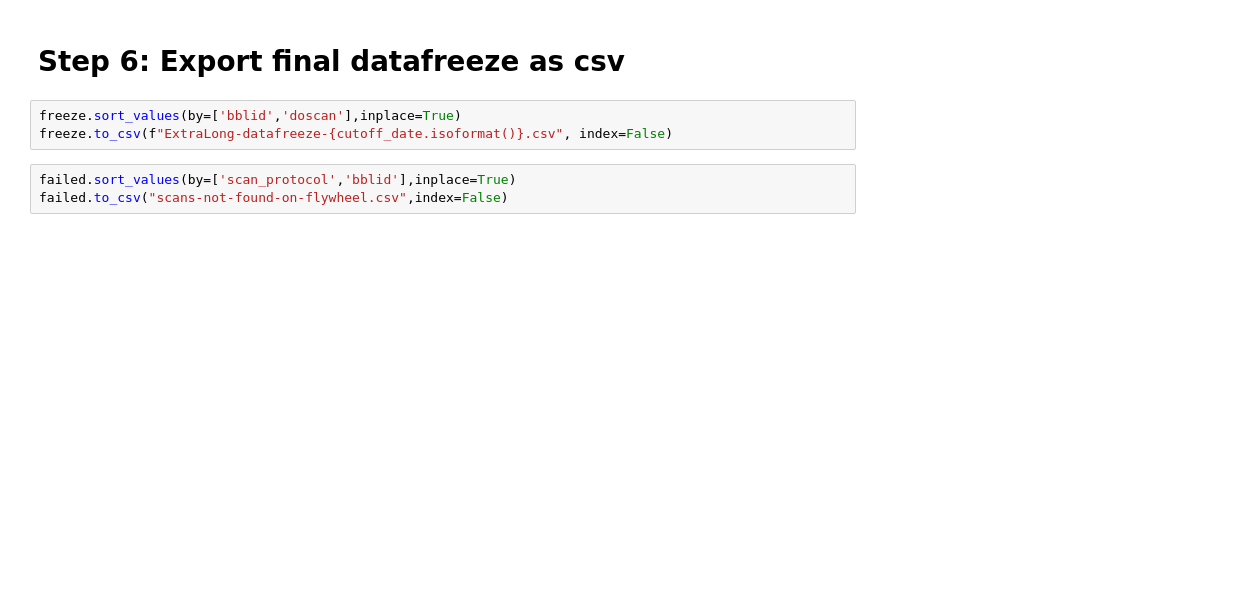
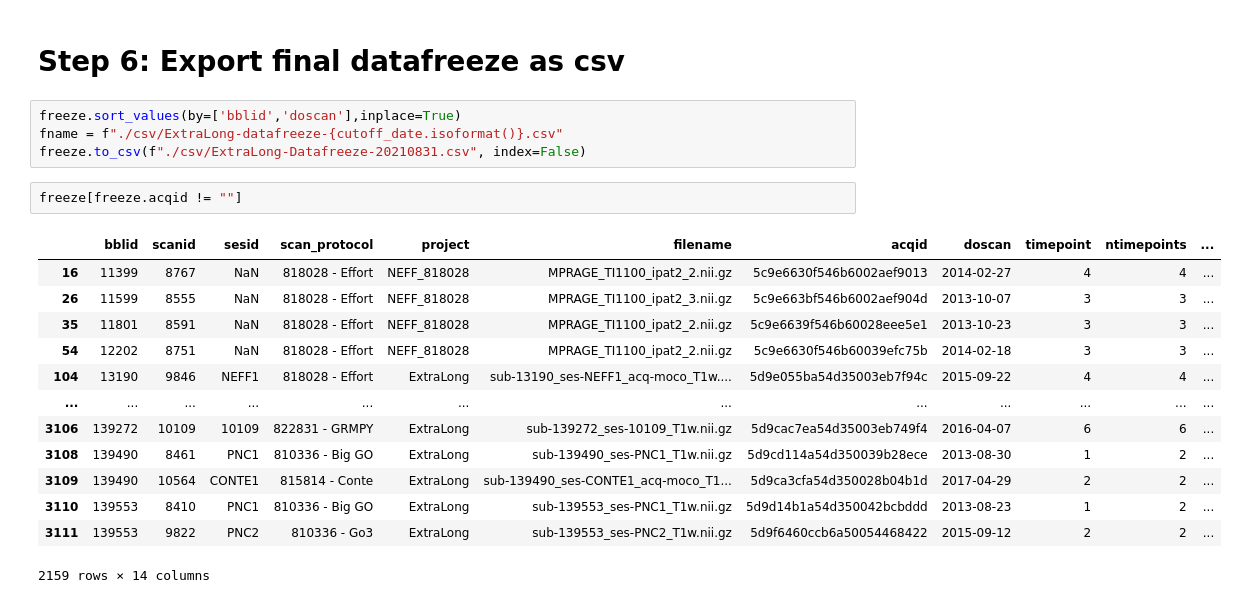
Before and after one commit to PennBBL/ExtraLong, a Jupyter notebook: scripts/organize/datafreeze-2021/getExtraLong2021.ipynb, the cells around one changed output. Saved outputs shown, nothing was run; the diff lists cells and outputs as text; blank space fills up the shorter version.

```diff
--- a/scripts/organize/datafreeze-2021/getExtraLong2021.ipynb
+++ b/scripts/organize/datafreeze-2021/getExtraLong2021.ipynb
@@ -326,7 +531,21 @@ freeze
 # Step 6: Export final datafreeze as csv
 # %%
 freeze.sort_values(by=['bblid','doscan'],inplace=True)
-freeze.to_csv(f"ExtraLong-datafreeze-{cutoff_date.isoformat()}.csv", index=False)
+fname = f"./csv/ExtraLong-datafreeze-{cutoff_date.isoformat()}.csv"
+freeze.to_csv(f"./csv/ExtraLong-Datafreeze-20210831.csv", index=False)
-# %%
-failed.sort_values(by=['scan_protocol','bblid'],inplace=True)
-failed.to_csv("scans-not-found-on-flywheel.csv",index=False)
+# %%
+freeze[freeze.acqid != ""]
+# %% [output]
+|  | bblid | scanid | sesid | scan_protocol | project | filename | acqid | doscan | timepoint | ntimepoints | ... |
+| 16 | 11399 | 8767 | NaN | 818028 - Effort | NEFF_818028 | MPRAGE_TI1100_ipat2_2.nii.gz | 5c9e6630f546b6002aef9013 | 2014-02-27 | 4 | 4 | ... |
+| 26 | 11599 | 8555 | NaN | 818028 - Effort | NEFF_818028 | MPRAGE_TI1100_ipat2_3.nii.gz | 5c9e663bf546b6002aef904d | 2013-10-07 | 3 | 3 | ... |
+| 35 | 11801 | 8591 | NaN | 818028 - Effort | NEFF_818028 | MPRAGE_TI1100_ipat2_2.nii.gz | 5c9e6639f546b60028eee5e1 | 2013-10-23 | 3 | 3 | ... |
+| 54 | 12202 | 8751 | NaN | 818028 - Effort | NEFF_818028 | MPRAGE_TI1100_ipat2_2.nii.gz | 5c9e6630f546b60039efc75b | 2014-02-18 | 3 | 3 | ... |
+| 104 | 13190 | 9846 | NEFF1 | 818028 - Effort | ExtraLong | sub-13190_ses-NEFF1_acq-moco_T1w.... | 5d9e055ba54d35003eb7f94c | 2015-09-22 | 4 | 4 | ... |
+| ... | ... | ... | ... | ... | ... | ... | ... | ... | ... | ... | ... |
+| 3106 | 139272 | 10109 | 10109 | 822831 - GRMPY | ExtraLong | sub-139272_ses-10109_T1w.nii.gz | 5d9cac7ea54d35003eb749f4 | 2016-04-07 | 6 | 6 | ... |
+| 3108 | 139490 | 8461 | PNC1 | 810336 - Big GO | ExtraLong | sub-139490_ses-PNC1_T1w.nii.gz | 5d9cd114a54d350039b28ece | 2013-08-30 | 1 | 2 | ... |
+| 3109 | 139490 | 10564 | CONTE1 | 815814 - Conte | ExtraLong | sub-139490_ses-CONTE1_acq-moco_T1... | 5d9ca3cfa54d350028b04b1d | 2017-04-29 | 2 | 2 | ... |
+| 3110 | 139553 | 8410 | PNC1 | 810336 - Big GO | ExtraLong | sub-139553_ses-PNC1_T1w.nii.gz | 5d9d14b1a54d350042bcbddd | 2013-08-23 | 1 | 2 | ... |
+| 3111 | 139553 | 9822 | PNC2 | 810336 - Go3 | ExtraLong | sub-139553_ses-PNC2_T1w.nii.gz | 5d9f6460ccb6a50054468422 | 2015-09-12 | 2 | 2 | ... |
+2159 rows × 14 columns
```
Also changed, not shown: parts of 25 cells of this notebook, 2 other files.
